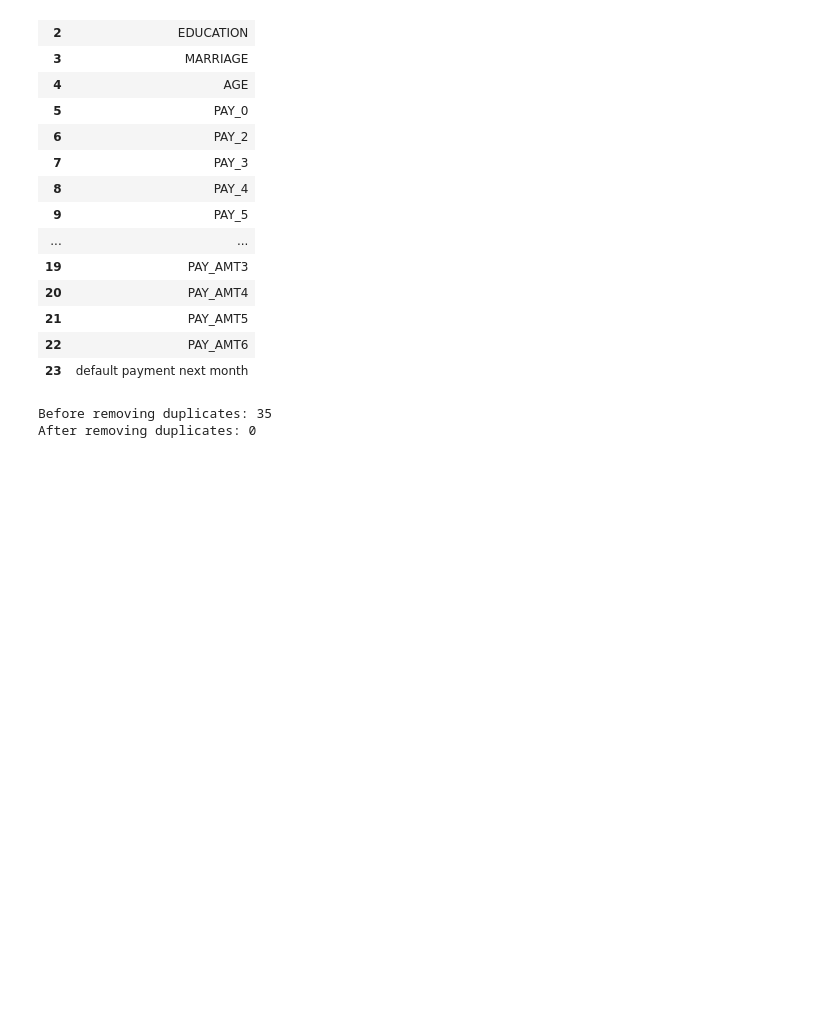
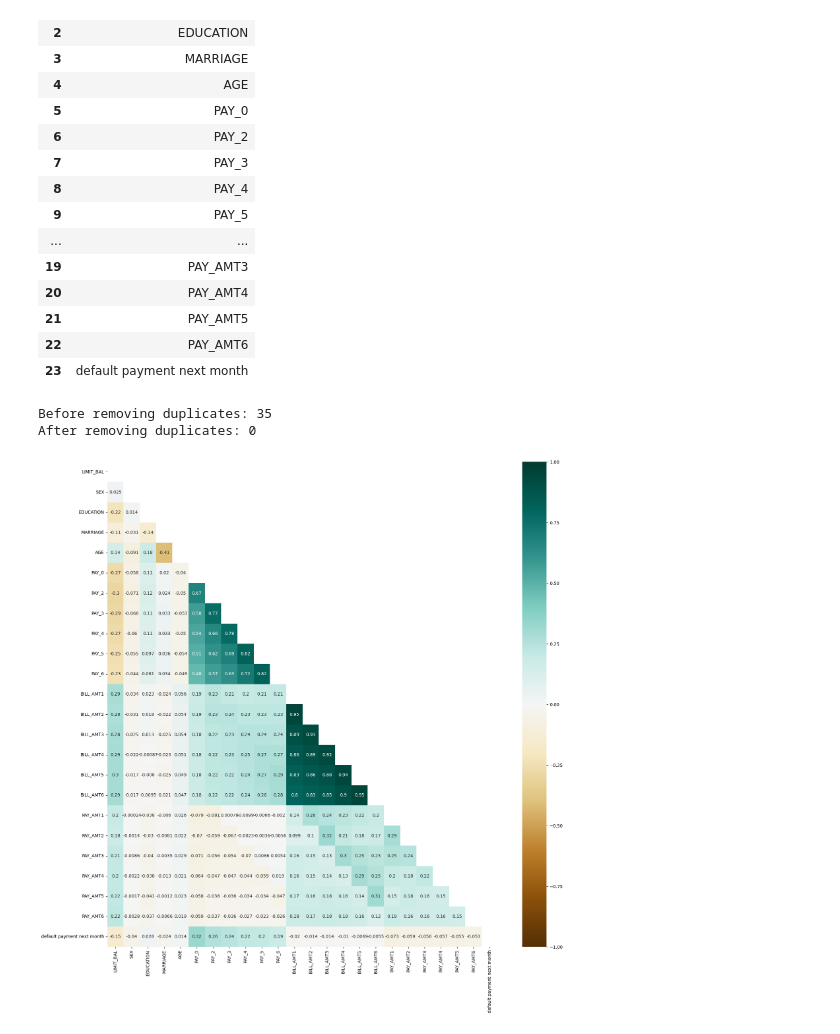
Before and after one commit to faseeh-quraishi/Credit_Card_Users_Default_Prediction, a Jupyter notebook: MAC_ML_Assignment_Summer2025.ipynb, the cells around one changed output. Saved outputs shown, nothing was run; the diff lists cells and outputs as text; code cells hidden in the pictures; blank space fills up the shorter version.

Commit message:
HeatMap of Correlation and Box plots added.

```diff
--- a/MAC_ML_Assignment_Summer2025.ipynb
+++ b/MAC_ML_Assignment_Summer2025.ipynb
@@ -387,3 +387,23 @@ print('After removing duplicates:',mainDataTable.duplicated().sum())
 # %% [output]
 Before removing duplicates: 35
 After removing duplicates: 0
+# %%
+corr = mainDataTable.corr()  # Compute correlation matrix
+
+mask = np.triu(np.ones_like(corr, dtype=bool))  # Upper triangle mask
+
+plt.figure(figsize=(20, 20))  # Set figure size
+
+sns.heatmap(
+    corr,
+    center=0,
+    vmin=-1,
+    vmax=1,
+    mask=mask,
+    annot=True,        # Show correlation values
+    cmap='BrBG'        # Diverging colormap
+)
+
+plt.show()
+# %% [output]
+[figure, added]
```
Also changed, not shown: parts of 1 cell of this notebook.
